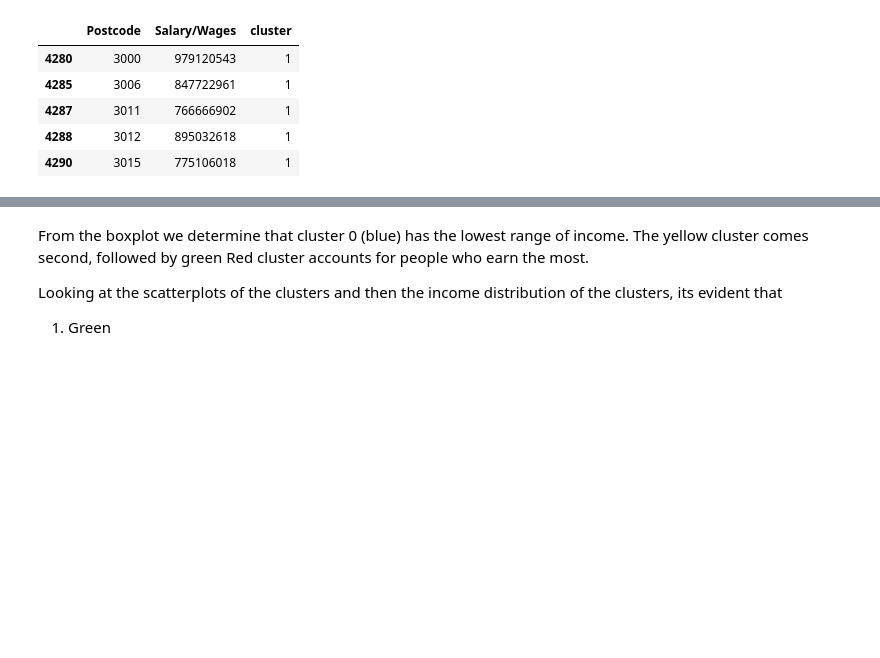
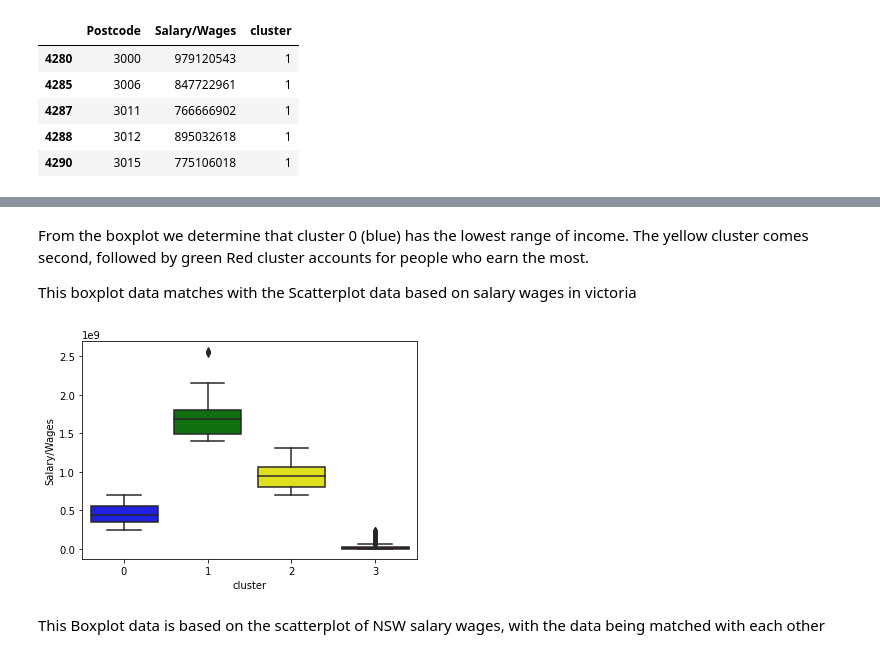
Before and after one commit to camelCaseStyle/DataScienceProject, a Jupyter notebook: 2018-2019 State Clusters.ipynb, the cells around one changed output, grey strips where cells are left out. Saved outputs shown, nothing was run; the diff lists cells and outputs as text; code cells hidden in the pictures; blank space fills up the shorter version.

```diff
--- a/2018-2019 State Clusters.ipynb
+++ b/2018-2019 State Clusters.ipynb
@@ -320,5 +335,11 @@ From the boxplot we determine that cluster 0 (blue) has the lowest range of inco
 The yellow cluster comes second, followed by green
 Red cluster accounts for people who earn the most.
 
-Looking at the scatterplots of the clusters and then the income distribution of the clusters, its evident that
-1. Green
+This boxplot data matches with the Scatterplot data based on salary wages in victoria
+# %%
+palette = ['blue', 'green','yellow','red']
+ax = sns.boxplot(x="cluster", y="Salary/Wages", data=df_nsw_salary_wages, palette=palette)
+# %% [output]
+[figure, added]
+# %% [markdown]
+This Boxplot data is based on the scatterplot of NSW salary wages, with the data being matched with each other
```
Also changed, not shown: parts of 6 cells of this notebook.
